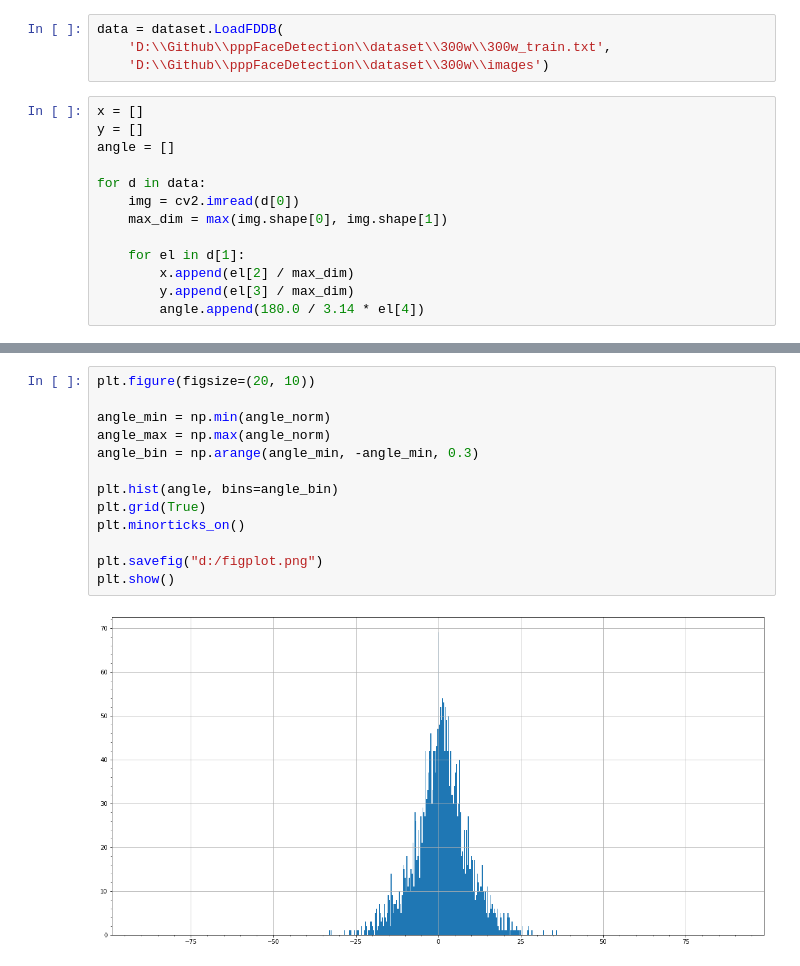
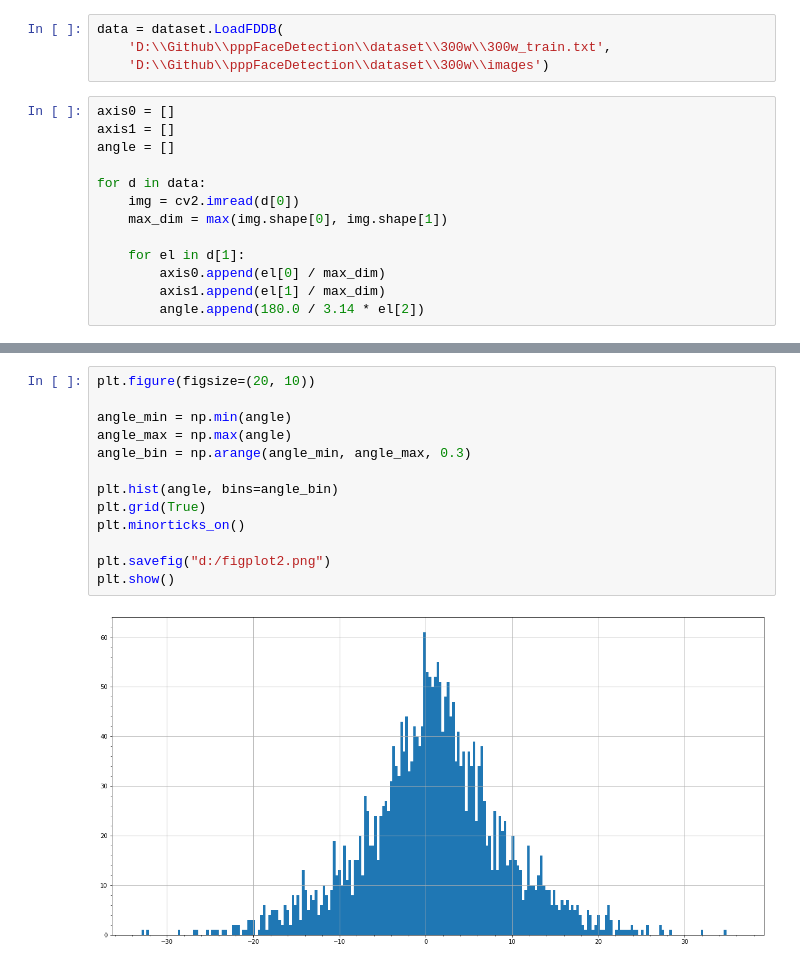
Before and after one commit to ainur699/YOLOv3_Face_Ellipse, a Jupyter notebook: DataAnalysis.ipynb, the cells around one changed output, grey strips where cells are left out. Drawn from its saved outputs; the diff is of its cells as text.

```diff
--- a/DataAnalysis.ipynb
+++ b/DataAnalysis.ipynb
@@ -10,8 +10,8 @@ data = dataset.LoadFDDB(
     'D:\\Github\\pppFaceDetection\\dataset\\300w\\300w_train.txt',
     'D:\\Github\\pppFaceDetection\\dataset\\300w\\images')
 # %%
-x = []
-y = []
+axis0 = []
+axis1 = []
 angle = []
 
 for d in data:
@@ -19,9 +19,9 @@ for d in data:
     max_dim = max(img.shape[0], img.shape[1])
 
     for el in d[1]:
-        x.append(el[2] / max_dim)
-        y.append(el[3] / max_dim)
-        angle.append(180.0 / 3.14 * el[4])
+        axis0.append(el[0] / max_dim)
+        axis1.append(el[1] / max_dim)
+        angle.append(180.0 / 3.14 * el[2])
 # %%
 plt.figure(figsize=(20, 20))
 
@@ -69,15 +69,15 @@ plt.show()
 # %%
 plt.figure(figsize=(20, 10))
 
-angle_min = np.min(angle_norm)
-angle_max = np.max(angle_norm)
-angle_bin = np.arange(angle_min, -angle_min, 0.3)
+angle_min = np.min(angle)
+angle_max = np.max(angle)
+angle_bin = np.arange(angle_min, angle_max, 0.3)
 
 plt.hist(angle, bins=angle_bin)
 plt.grid(True)
 plt.minorticks_on()
 
-plt.savefig("d:/figplot.png")
+plt.savefig("d:/figplot2.png")
 plt.show()
 # %% [output]
-[figure, old version]
+[figure, new version]
```
Also changed, not shown: parts of 1 cell of this notebook, 9 other files.
